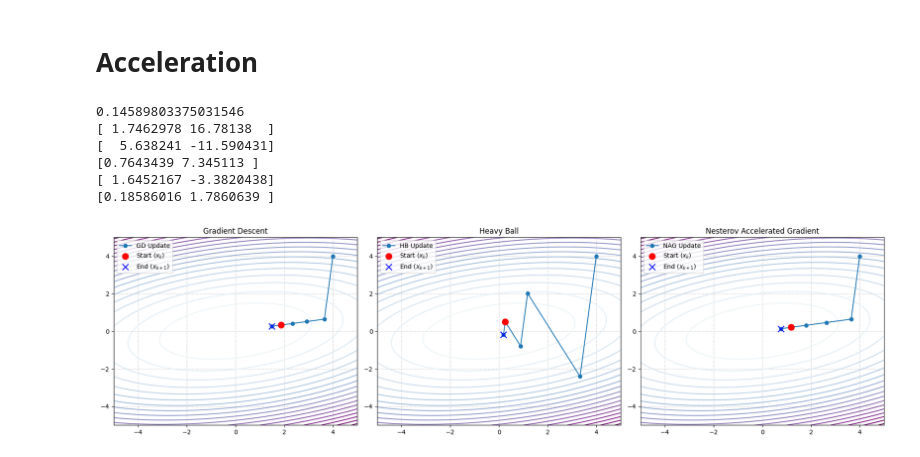
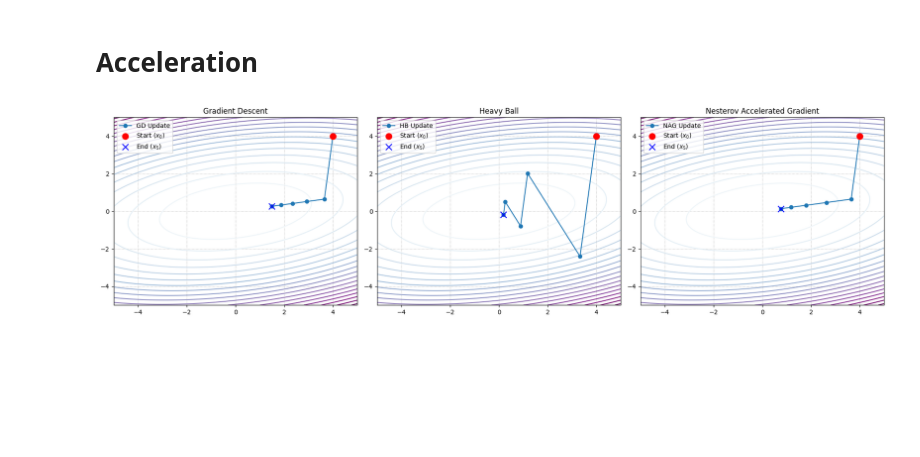
Before and after one commit to MerkulovDaniil/optim, a Jupyter notebook: assets/Notebooks/GD.ipynb, the cells around one changed output. Cells and saved outputs as stored; diff of their text form; code cells hidden in the pictures; blank space fills up the shorter version.

```diff
--- a/assets/Notebooks/GD.ipynb
+++ b/assets/Notebooks/GD.ipynb
@@ -185,8 +185,8 @@ from jax import grad
 
 mu = 1
 L = 5
+
 # Quadratic function setup
-# Define A, b, and c for both functions
 theta = np.radians(10)
 Q = np.array([[np.cos(theta), -np.sin(theta)], [np.sin(theta), np.cos(theta)]])
 Lambda = np.diag([mu, L])
@@ -194,8 +194,7 @@ A = np.dot(Q, np.dot(Lambda, Q.T))
 quadratic_function = lambda x: 0.5 * jnp.dot(x, jnp.dot(A, x))
 grad_quadratic_function = grad(quadratic_function)
 
-
-num_steps = 1  # Adjusted to only plot one iteration
+num_steps = 5  # Number of steps for the algorithms
 
 # Plot contours function
 def plot_contours(ax, function, x_range, y_range, resolution=100):
@@ -221,84 +220,74 @@ def gradient_descent(grad_func, start_point, learning_rate=0.1, num_steps=50):
     return np.array(trajectory)
 
 # Heavy Ball
-def heavy_ball(grad_func, start_point, learning_rate=0.1, beta=beta, num_steps=50):
+def heavy_ball(grad_func, start_point, learning_rate=0.1, beta=0.9, num_steps=50):
     trajectory = [start_point]
     x = start_point
     v = np.array([0, 0])
-    v_traj = [v]
     for _ in range(num_steps):
         grad = grad_func(x)
-        v = grad + beta*v
-        x = x - learning_rate * v
+        v = beta * v + learning_rate * grad
+        x = x - v
         trajectory.append(x)
-        v_traj.append(v)
-        print(v)
-    return np.array(trajectory), v_traj
+    return np.array(trajectory)
 
 # Nesterov Accelerated Gradient (Setup)
 def nesterov_accelerated_gradient(grad_func, start_point, learning_rate=0.1, beta=0.9, num_steps=50):
     trajectory = [start_point]
     x = start_point
     v = np.array([0, 0])
-    y_traj = [v]
     for _ in range(num_steps):
-        v = beta * v - learning_rate * grad_func(x + beta * v)
+        v_prev = v
+        v = beta * v - learning_rate * grad_func(x + beta * v_prev)
         x = x + v
         trajectory.append(x)
-        y_traj.append(v)
-    return np.array(trajectory), y_traj
+    return np.array(trajectory)
 
 # Setup start point
 start_point = jnp.array([4.0, 4.0])
 
 # Solve trajectories for each method
-alpha = 1/L
-trajectory_gd = gradient_descent(grad_quadratic_function, start_point, alpha, 5)  # Adjusted for two points
-alpha = 4/(np.sqrt(L) + np.sqrt(mu))**2
-beta = ((np.sqrt(L) - np.sqrt(mu))/(np.sqrt(L) + np.sqrt(mu)))**2
-print(beta)
-trajectory_hb, v_traj = heavy_ball(grad_quadratic_function, start_point, alpha, beta, 5)  # Adjusted for two points
+alpha = 1 / L
+trajectory_gd = gradient_descent(grad_quadratic_function, start_point, alpha, num_steps)
 
-alpha = 1/L
-beta = (np.sqrt(L) - np.sqrt(mu))/(np.sqrt(L) + np.sqrt(mu))
-trajectory_nag, y_traj = nesterov_accelerated_gradient(grad_quadratic_function, start_point, alpha, beta, 5)  # Adjusted for two points
+alpha = 4 / (np.sqrt(L) + np.sqrt(mu))**2
+beta = ((np.sqrt(L) - np.sqrt(mu)) / (np.sqrt(L) + np.sqrt(mu)))**2
+trajectory_hb = heavy_ball(grad_quadratic_function, start_point, alpha, beta, num_steps)
+
+alpha = 1 / L
+beta = (np.sqrt(L) - np.sqrt(mu)) / (np.sqrt(L) + np.sqrt(mu))
+trajectory_nag = nesterov_accelerated_gradient(grad_quadratic_function, start_point, alpha, beta, num_steps)
 
 # Plotting
-fig, axs = plt.subplots(1, 3, figsize=(18, 5))  # Adjusted for a single row of three subplots
+fig, axs = plt.subplots(1, 3, figsize=(18, 5))
 
 # Gradient Descent Plot
 plot_contours(axs[0], quadratic_function, x_range=(-5, 5), y_range=(-5, 5))
 axs[0].plot(trajectory_gd[:, 0], trajectory_gd[:, 1], 'o-', label='GD Update')
-axs[0].scatter(*trajectory_gd[-2], color='red', marker='o', s=100, zorder=5, label='Start ($x_k$)')
-axs[0].scatter(*trajectory_gd[-1], color='blue', marker='x', s=100, zorder=5, label='End ($x_{k+1}$)')
+axs[0].scatter(*trajectory_gd[0], color='red', marker='o', s=100, zorder=5, label='Start ($x_0$)')
+axs[0].scatter(*trajectory_gd[-1], color='blue', marker='x', s=100, zorder=5, label=f'End ($x_{{{num_steps}}}$)')
 axs[0].set_title('Gradient Descent')
 
 # Heavy Ball Plot
 plot_contours(axs[1], quadratic_function, x_range=(-5, 5), y_range=(-5, 5))
 axs[1].plot(trajectory_hb[:, 0], trajectory_hb[:, 1], 'o-', label='HB Update')
-axs[1].scatter(*trajectory_hb[-2], color='red', marker='o', s=100, zorder=5, label='Start ($x_k$)')
-axs[1].scatter(*trajectory_hb[-1], color='blue', marker='x', s=100, zorder=5, label='End ($x_{k+1}$)')
+axs[1].scatter(*trajectory_hb[0], color='red', marker='o', s=100, zorder=5, label='Start ($x_0$)')
+axs[1].scatter(*trajectory_hb[-1], color='blue', marker='x', s=100, zorder=5, label=f'End ($x_{{{num_steps}}}$)')
 axs[1].set_title('Heavy Ball')
 
 # Nesterov Accelerated Gradient Plot
 plot_contours(axs[2], quadratic_function, x_range=(-5, 5), y_range=(-5, 5))
 axs[2].plot(trajectory_nag[:, 0], trajectory_nag[:, 1], 'o-', label='NAG Update')
-axs[2].scatter(*trajectory_nag[-2], color='red', marker='o', s=100, zorder=5, label='Start ($x_k$)')
-axs[2].scatter(*trajectory_nag[-1], color='blue', marker='x', s=100, zorder=5, label='End ($x_{k+1}$)')
+axs[2].scatter(*trajectory_nag[0], color='red', marker='o', s=100, zorder=5, label='Start ($x_0$)')
+axs[2].scatter(*trajectory_nag[-1], color='blue', marker='x', s=100, zorder=5, label=f'End ($x_{{{num_steps}}}$)')
 axs[2].set_title('Nesterov Accelerated Gradient')
 
 for ax in axs:
     ax.legend()
     ax.grid(linestyle=":")
 
 plt.tight_layout()
 plt.savefig("AGD.pdf")
 plt.show()
 # %% [output]
-0.14589803375031546
-[ 1.7462978 16.78138  ]
-[  5.638241 -11.590431]
-[0.7643439 7.345113 ]
-[ 1.6452167 -3.3820438]
-[0.18586016 1.7860639 ]
-[figure, old version]
+[figure, new version]
```
